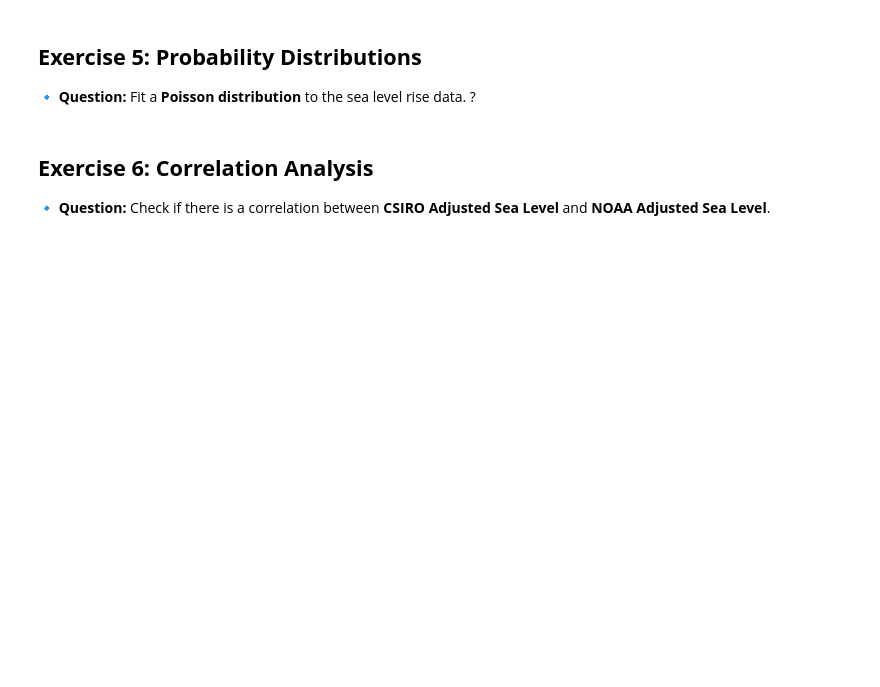
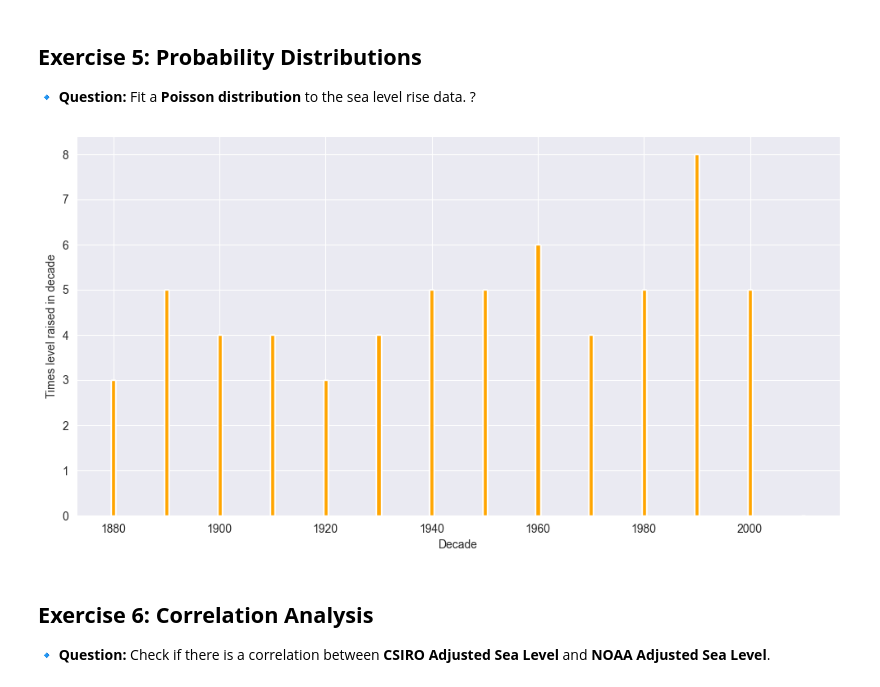
Before and after one commit to VilleSchulz/DataAnalytics, a Jupyter notebook: week4/exercise/hands_on_python_practice 4.ipynb, the cells around one changed output. Drawn from its saved outputs; the diff is of its cells as text; code cells hidden in the pictures; blank space fills up the shorter version.

```diff
--- a/week4/exercise/hands_on_python_practice 4.ipynb
+++ b/week4/exercise/hands_on_python_practice 4.ipynb
@@ -107,7 +127,60 @@ sea_level_rise.describe()
 ## **Exercise 5: Probability Distributions**
 🔹 **Question:** Fit a **Poisson distribution** to the sea level rise data. ?
 # %%
-# Your code here:
+starting_year = df['Year'].min()
+ending_year = df['Year'].max()
+df.sort_values(by='Year')
+df['times level raised'] = 0
+
+#new dataframe for results
+df2 = df[['decade','Year','CSIRO Adjusted Sea Level','times level raised']]
+
+df2.sort_values(by="decade")
+
+
+current_year = starting_year
+last_year_sea_level= None
+previous_last_year_sea_level = None
+i = 1
+times_rised = 0
+##cycle throught the years
+while current_year <= ending_year:
+    row = df2[df2['Year'] == current_year] #get row which matches current year value
+    if not row.empty:
+        current_decade = row['decade'].values[0]
+        current_sea_level = row['CSIRO Adjusted Sea Level'].values[0]
+
+    if last_year_sea_level is None:
+        last_year_sea_level = current_sea_level
+
+
+    else:
+        #check if current sea level is bigger than two previous then sea level is obviously raised
+        if (current_sea_level > last_year_sea_level) & (current_sea_level > previous_last_year_sea_level):
+            times_rised+=1
+
+        if i == 10:
+            df2.loc[df2['decade']==current_decade,'times level raised']=times_rised
+            i = 1
+            times_rised = 0
+
+
+    #set new values for last year and last years previous so we can  compare those two
+    previous_last_year_sea_level = last_year_sea_level
+    last_year_sea_level = current_sea_level
+    current_year +=1
+    i+=1
+
+
+plt.figure(figsize = (12,6))
+plt.bar(df2['decade'],df2['times level raised'] ,color = 'orange',label= 'Sea level Poisson during decades')
+
+plt.ylabel('Times level raised in decade')
+plt.xlabel('Decade')
+
+plt.show()
+# %% [output]
+[figure, added]
 # %% [markdown]
 ## **Exercise 6: Correlation Analysis**
 🔹 **Question:** Check if there is a correlation between **CSIRO Adjusted Sea Level** and **NOAA Adjusted Sea Level**.
```
Also changed, not shown: parts of 5 cells of this notebook, 2 other files.
